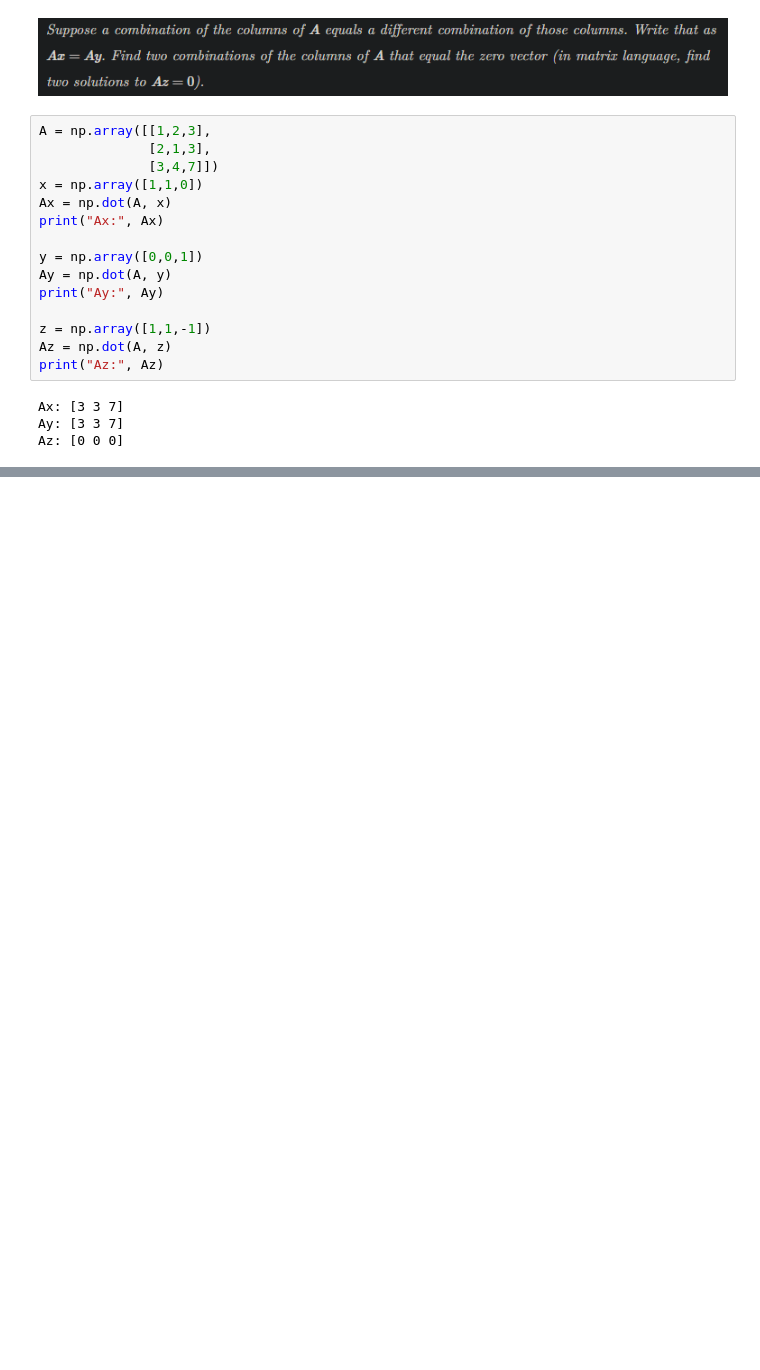
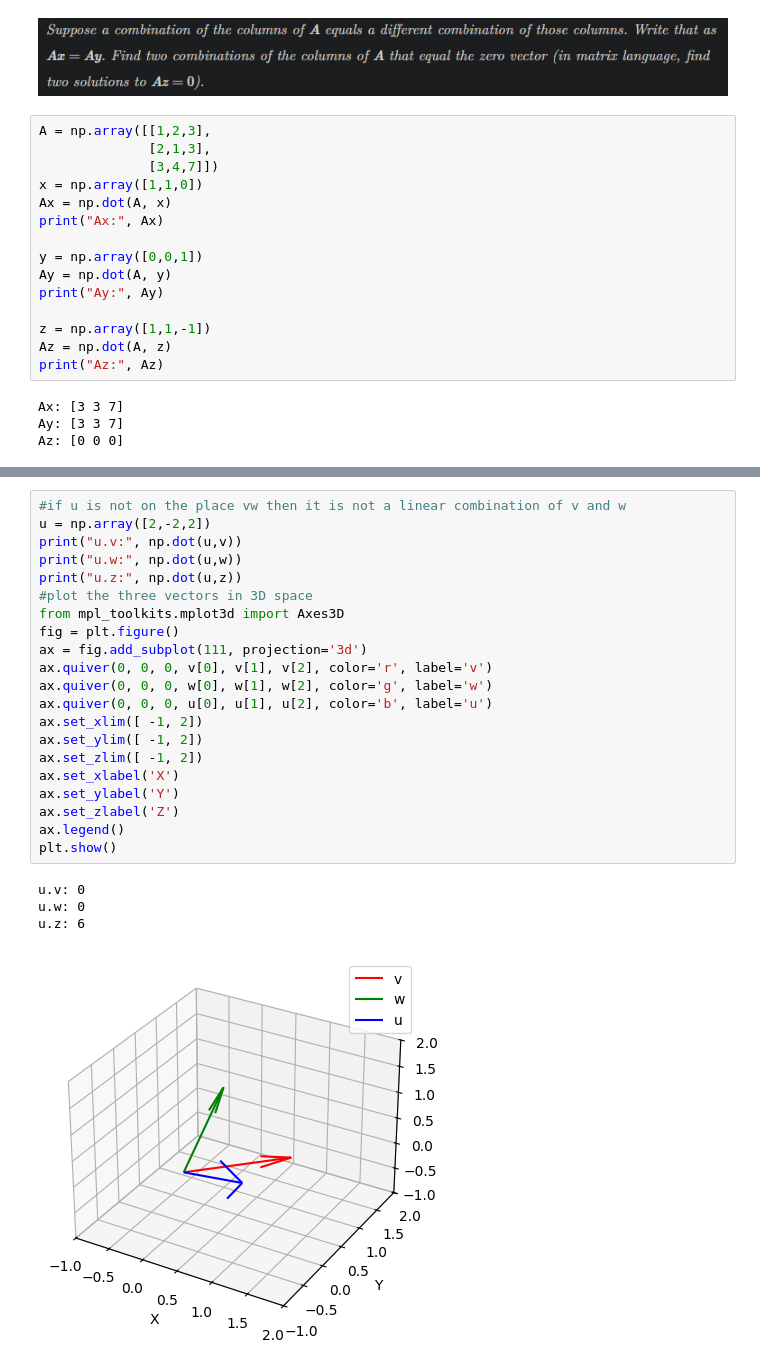
Before and after one commit to arjunsinghyadav2/matrix_decomposition, a Jupyter notebook: A=CR.ipynb, the cells around one changed output, grey strips where cells are left out. Saved outputs shown, nothing was run; the diff lists cells and outputs as text; blank space fills up the shorter version.

```diff
--- a/A=CR.ipynb
+++ b/A=CR.ipynb
@@ -102,0 +160,26 @@ Az: [0 0 0]
+# %%
+#if u is not on the place vw then it is not a linear combination of v and w
+u = np.array([2,-2,2])
+print("u.v:", np.dot(u,v))
+print("u.w:", np.dot(u,w))
+print("u.z:", np.dot(u,z))
+#plot the three vectors in 3D space
+from mpl_toolkits.mplot3d import Axes3D
+fig = plt.figure()
+ax = fig.add_subplot(111, projection='3d')
+ax.quiver(0, 0, 0, v[0], v[1], v[2], color='r', label='v')
+ax.quiver(0, 0, 0, w[0], w[1], w[2], color='g', label='w')
+ax.quiver(0, 0, 0, u[0], u[1], u[2], color='b', label='u')
+ax.set_xlim([ -1, 2])
+ax.set_ylim([ -1, 2])
+ax.set_zlim([ -1, 2])
+ax.set_xlabel('X')
+ax.set_ylabel('Y')
+ax.set_zlabel('Z')
+ax.legend()
+plt.show()
+# %% [output]
+u.v: 0
+u.w: 0
+u.z: 6
+[figure, added]
```
Also changed, not shown: parts of 9 cells of this notebook.
